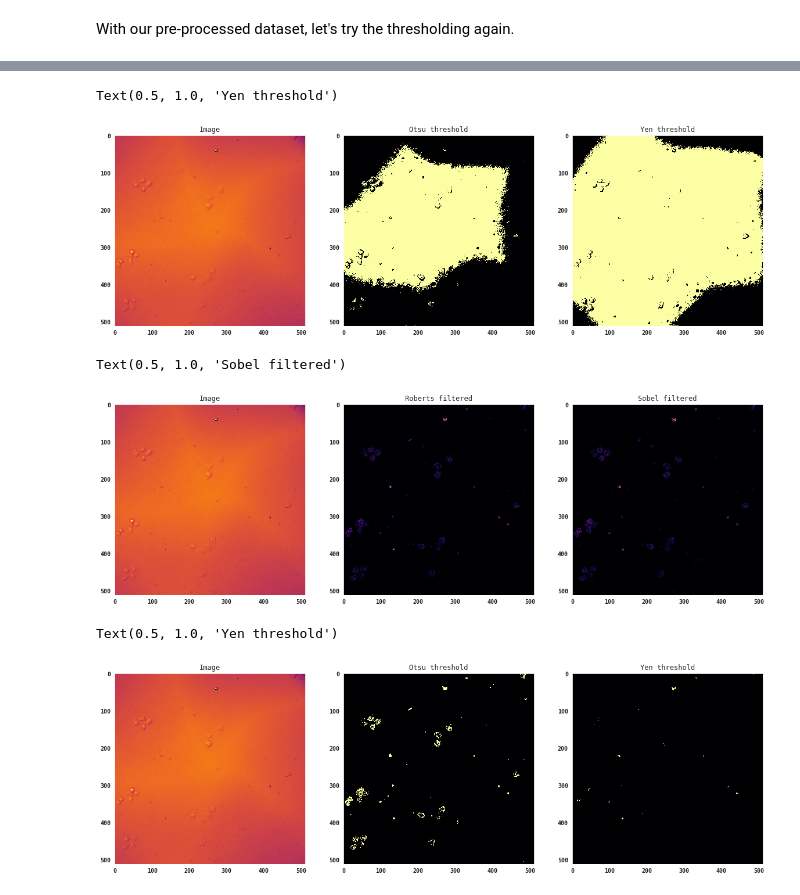
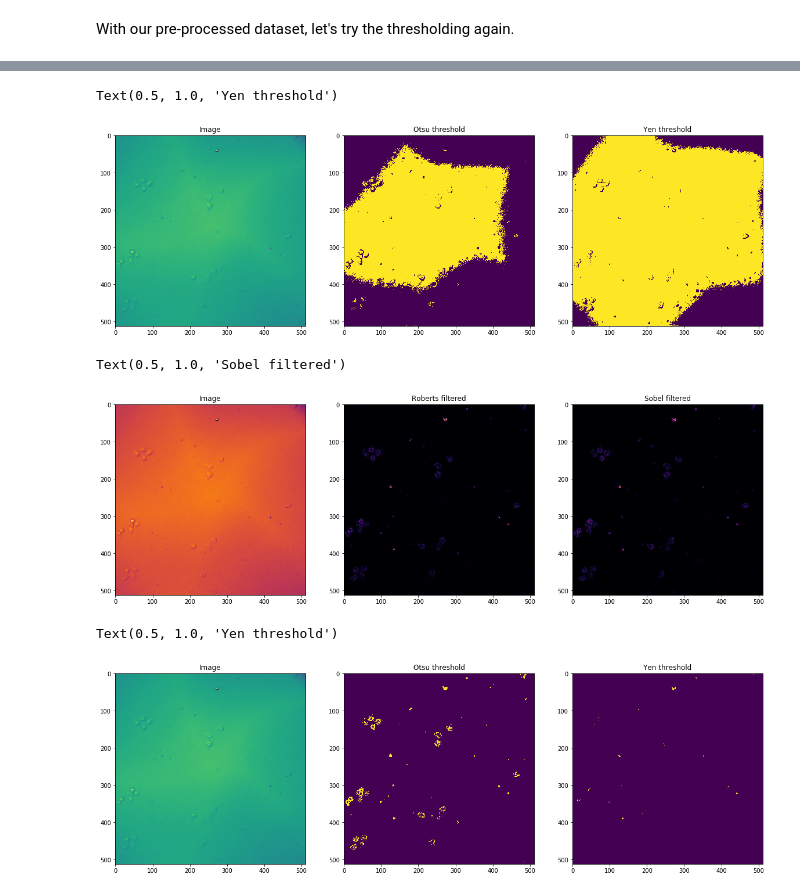
Before and after one commit to DataLucence/StanfordBIOS254-2019, a Jupyter notebook: Code/Lesson2_Preprocessing.ipynb, the cells around one changed output, grey strips where cells are left out. Cells and saved outputs as stored; diff of their text form; code cells hidden in the pictures.

```diff
--- a/Code/Lesson2_Preprocessing.ipynb
+++ b/Code/Lesson2_Preprocessing.ipynb
@@ -24,15 +25,8 @@ c) Combining preprocessing + thresholding
 # %% [markdown]
 First, let's import packages and set some plotting defaults
 # %%
-# matplotlib inline
+%matplotlib inline
 import numpy as np
 import matplotlib.pyplot as plt
-import seaborn as sns
-import scipy.ndimage
 import skimage
-
-sns.set_style('dark', rc={'image.cmap':'inferno'})
-
-import matplotlib
-matplotlib.rc('font', family='monospace', weight='bold', size=20)
 # %% [markdown]
@@ -105,0 +102,4 @@ To illustrate, we will focus on the YFP channel
+# %%
+brt_data = data['DIC']
+ch1_data = data['YFP']
+ch2_data = data['RFP']
@@ -302,14 +301,12 @@ Text(0.5, 1.0, 'Yen threshold')
 # %%
-channel = 'DIC'
+thresh_otsu = threshold_otsu(brt_data)
+thresh_yen = threshold_yen(brt_data)
 
-thresh_otsu = threshold_otsu(data[channel])
-thresh_yen = threshold_yen(data[channel])
-
-mask_otsu = get_mask(data[channel], thresh_otsu)
-mask_yen = get_mask(data[channel], thresh_yen)
+mask_otsu = get_mask(brt_data, thresh_otsu)
+mask_yen = get_mask(brt_data, thresh_yen)
 
 fig, ax = plt.subplots(1, 3, figsize=(20, 10))
-ax[0].imshow(data[channel])
+ax[0].imshow(brt_data)
 ax[0].set_title('Image')
 
 ax[1].imshow(mask_otsu, vmin=0, vmax=1)
@@ -319,42 +316,41 @@ ax[2].imshow(mask_yen, vmin=0, vmax=1)
 ax[2].set_title('Yen threshold')
 # %% [output]
 Text(0.5, 1.0, 'Yen threshold')
-[figure, old version]
+[figure, new version]
 # %%
-channel = 'DIC'
 from skimage.filters import roberts, sobel
 sigma = 3
-data_roberts = roberts(data[channel])
-data_sobel = sobel(data[channel])
+brt_roberts = roberts(brt_data)
+brt_sobel = sobel(brt_data)
 
 fig, ax = plt.subplots(1, 3, figsize=(20, 10))
-ax[0].imshow(data[channel], cmap='inferno')
+ax[0].imshow(brt_data, cmap='inferno')
 ax[0].set_title('Image')
 
-ax[1].imshow(data_roberts, cmap='inferno')
+ax[1].imshow(brt_roberts, cmap='inferno')
 ax[1].set_title('Roberts filtered')
 
-ax[2].imshow(data_sobel, cmap='inferno')
+ax[2].imshow(brt_sobel, cmap='inferno')
 ax[2].set_title('Sobel filtered')
 # %% [output]
 Text(0.5, 1.0, 'Sobel filtered')
-[figure, old version]
+[figure, new version]
 # %%
-thresh_otsu = threshold_otsu(data_roberts)
-thresh_yen = threshold_yen(data_roberts)
+thresh_otsu = threshold_otsu(brt_roberts)
+thresh_yen = threshold_yen(brt_roberts)
 
-mask_otsu = get_mask(data_roberts, thresh_otsu)
-mask_yen = get_mask(data_roberts, thresh_yen)
+mask_otsu = get_mask(brt_roberts, thresh_otsu)
+mask_yen = get_mask(brt_roberts, thresh_yen)
 
 fig, ax = plt.subplots(1, 3, figsize=(20, 10))
-ax[0].imshow(data[channel])
+ax[0].imshow(brt_data)
 ax[0].set_title('Image')
 
 ax[1].imshow(mask_otsu, vmin=0, vmax=1)
 ax[1].set_title('Otsu threshold')
 
 ax[2].imshow(mask_yen, vmin=0, vmax=1)
 ax[2].set_title('Yen threshold')
 # %% [output]
 Text(0.5, 1.0, 'Yen threshold')
-[figure, old version]
+[figure, new version]
```
Also changed, not shown: parts of 22 cells of this notebook.
